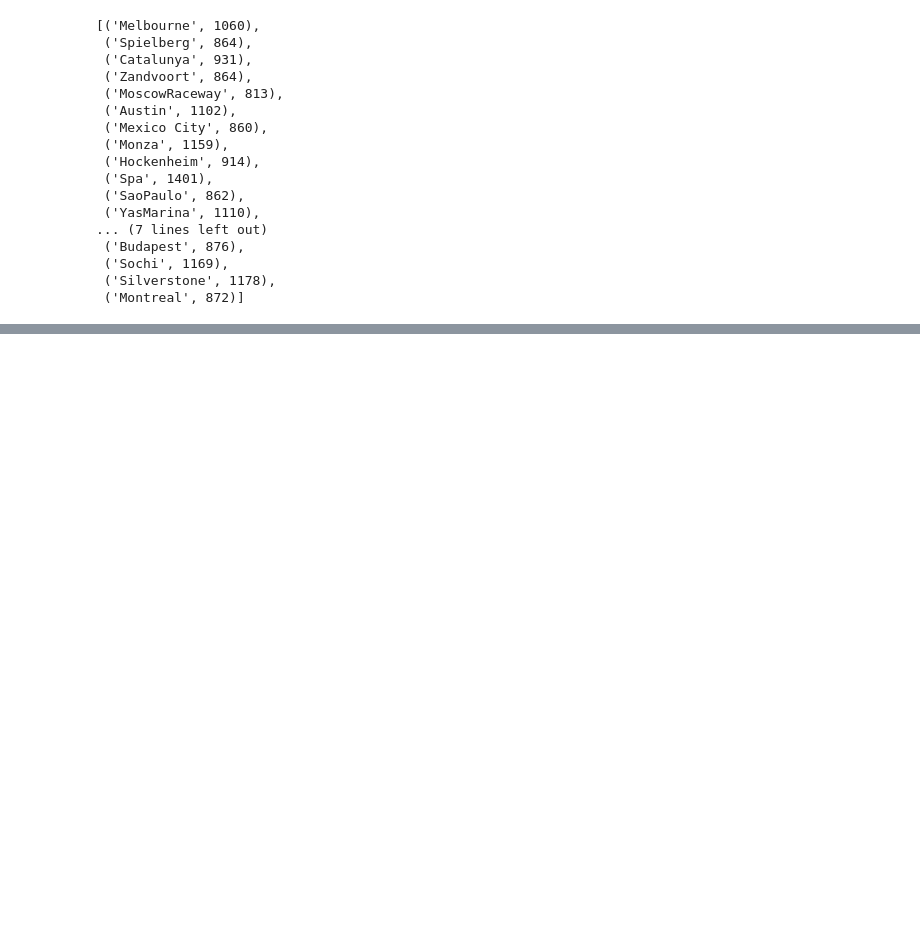
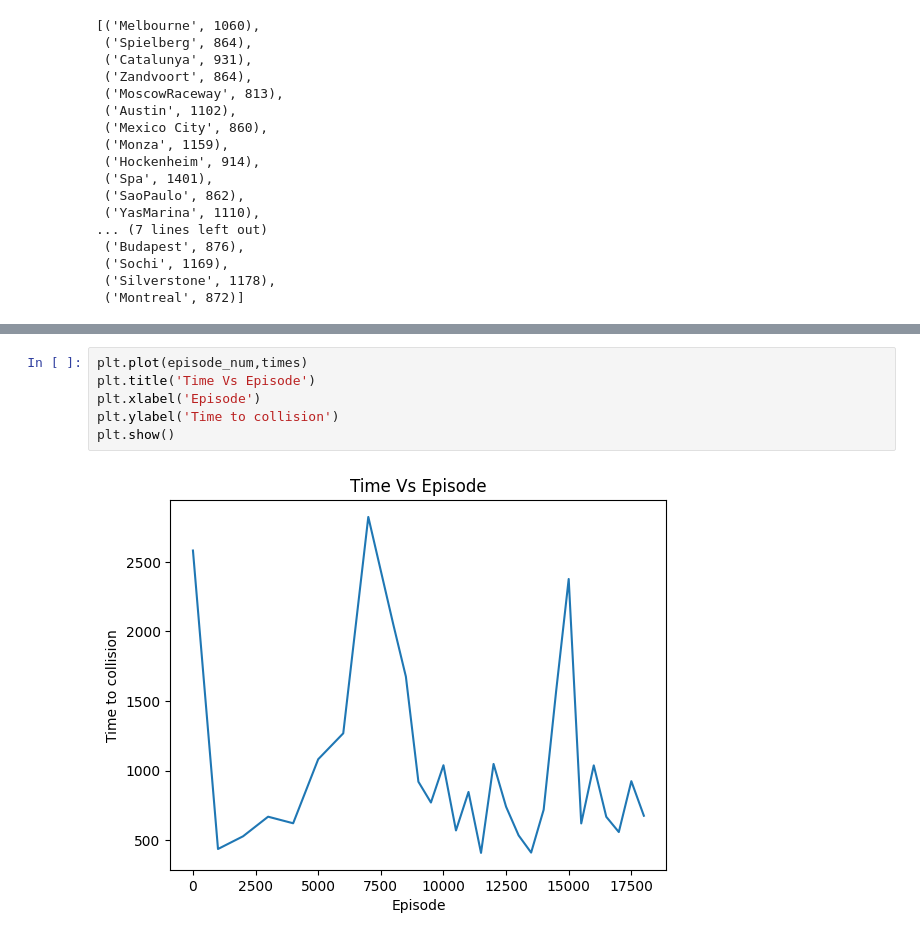
Before and after one commit to Potladurthy-Sai-Praneeth/f1_tenth, a Jupyter notebook: SARSA_3D_weights.ipynb, the cells around one changed output, grey strips where cells are left out. Cells and saved outputs as stored; diff of their text form; blank space fills up the shorter version.

```diff
--- a/SARSA_3D_weights.ipynb
+++ b/SARSA_3D_weights.ipynb
@@ -438,0 +483,8 @@ Collision: 18000, Time: 675.1477286815643, Reward: 692325.1604977397
+# %%
+plt.plot(episode_num,times)
+plt.title('Time Vs Episode')
+plt.xlabel('Episode')
+plt.ylabel('Time to collision')
+plt.show()
+# %% [output]
+[figure, added]
```
Also changed, not shown: parts of 6 cells of this notebook.
